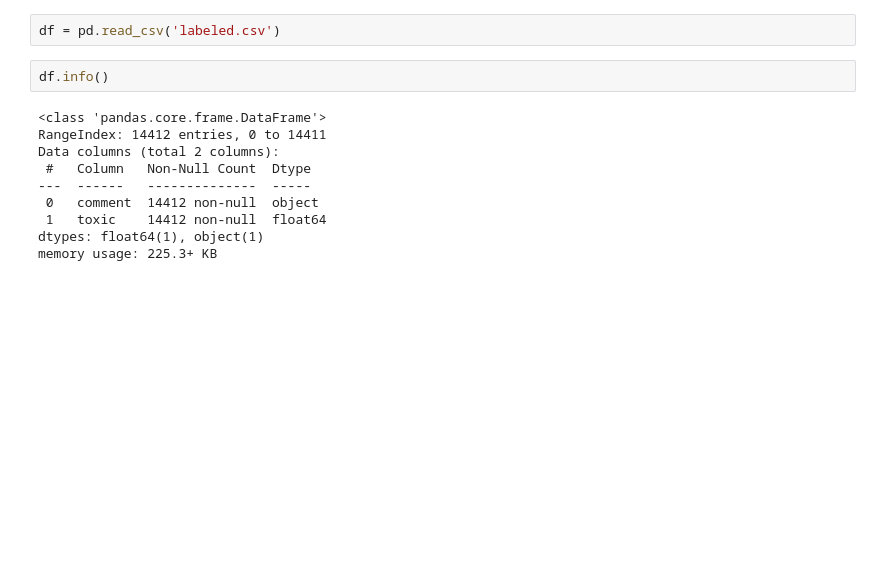
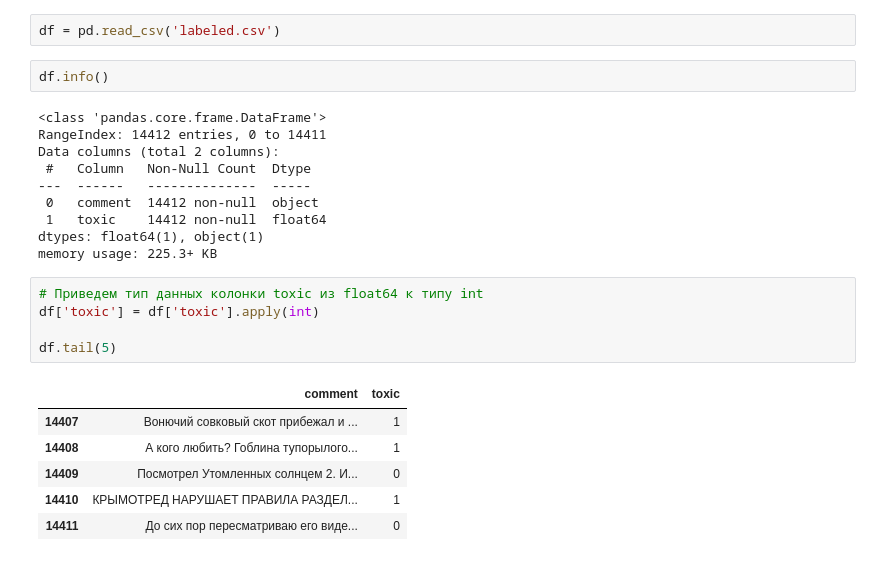
Before and after one commit to graviada/DataScienceProjects, a Jupyter notebook: PetProjects/Toxic_Comments_BinaryClassifier.ipynb, the cells around one changed output. Drawn from its saved outputs; the diff is of its cells as text; blank space fills up the shorter version.

```diff
--- a/PetProjects/Toxic_Comments_BinaryClassifier.ipynb
+++ b/PetProjects/Toxic_Comments_BinaryClassifier.ipynb
@@ -90,3 +117,15 @@ Data columns (total 2 columns):
  1   toxic    14412 non-null  float64
 dtypes: float64(1), object(1)
 memory usage: 225.3+ KB
+# %%
+# Приведем тип данных колонки toxic из float64 к типу int
+df['toxic'] = df['toxic'].apply(int)
+
+df.tail(5)
+# %% [output]
+|  | comment | toxic |
+| 14407 | Вонючий совковый скот прибежал и ... | 1 |
+| 14408 | А кого любить? Гоблина тупорылого... | 1 |
+| 14409 | Посмотрел Утомленных солнцем 2. И... | 0 |
+| 14410 | КРЫМОТРЕД НАРУШАЕТ ПРАВИЛА РАЗДЕЛ... | 1 |
+| 14411 | До сих пор пересматриваю его виде... | 0 |
```
Also changed, not shown: parts of 51 cells of this notebook.
